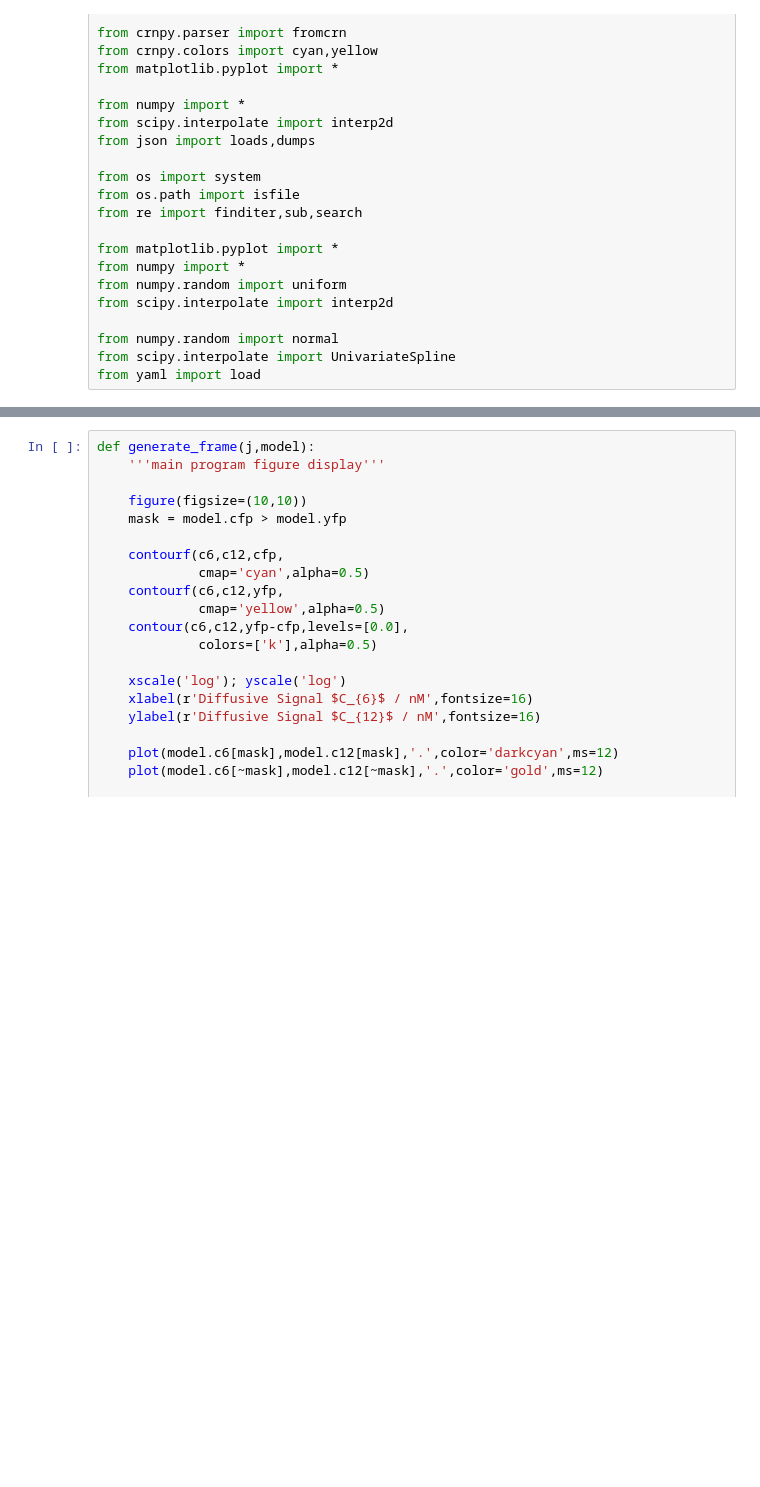
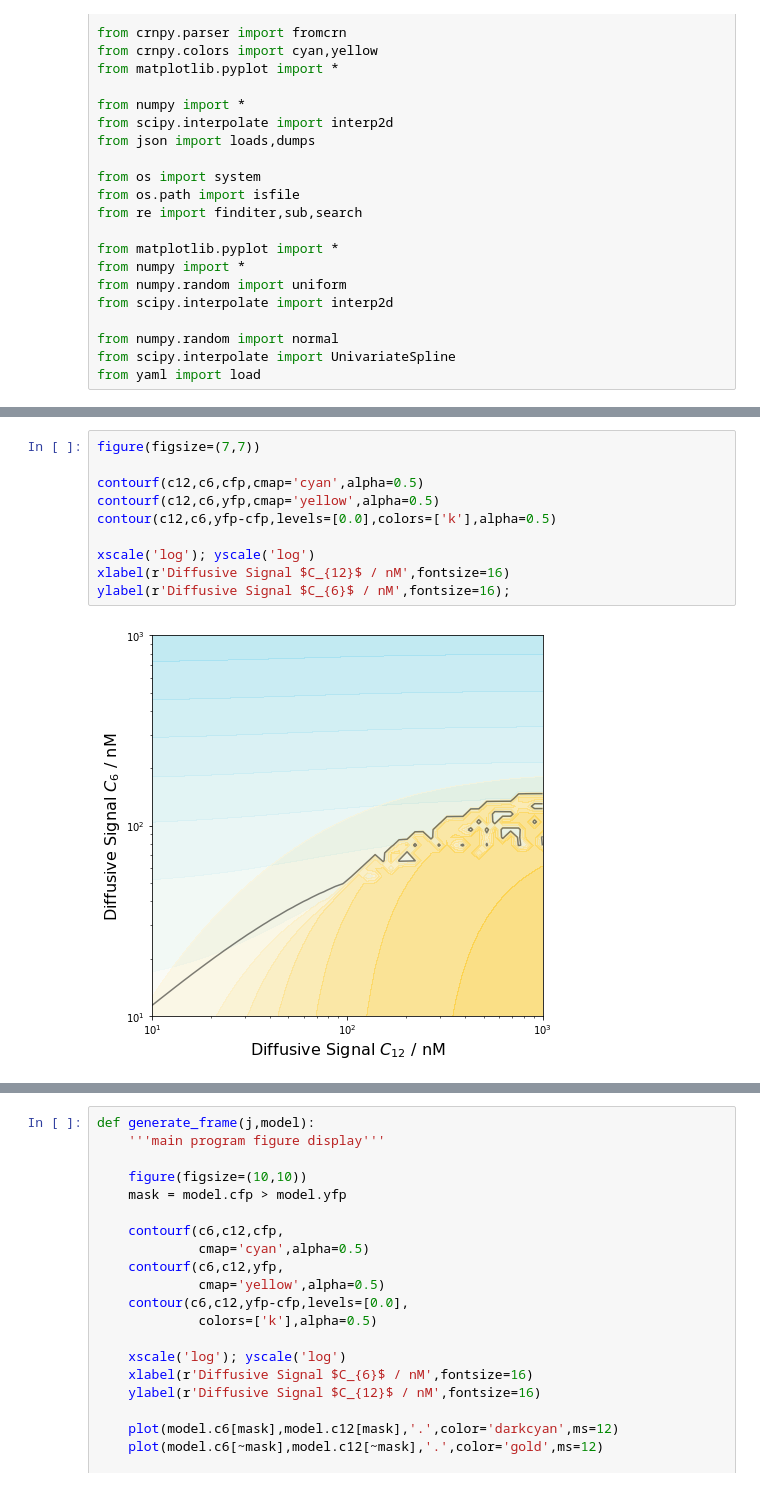
Before and after one commit to gszep/double-exclusive-reporter, a Jupyter notebook: whiteboard.ipynb, the cells around one changed output, grey strips where cells are left out. Cells and saved outputs as stored; diff of their text form; blank space fills up the shorter version.

```diff
--- a/whiteboard.ipynb
+++ b/whiteboard.ipynb
@@ -192,0 +102,12 @@ xscale('log'); yscale('log')
+# %%
+figure(figsize=(7,7))
+
+contourf(c12,c6,cfp,cmap='cyan',alpha=0.5)
+contourf(c12,c6,yfp,cmap='yellow',alpha=0.5)
+contour(c12,c6,yfp-cfp,levels=[0.0],colors=['k'],alpha=0.5)
+
+xscale('log'); yscale('log')
+xlabel(r'Diffusive Signal $C_{12}$ / nM',fontsize=16)
+ylabel(r'Diffusive Signal $C_{6}$ / nM',fontsize=16);
+# %% [output]
+[figure, added]
```
Also changed, not shown: parts of 15 cells of this notebook, 16 other files.
